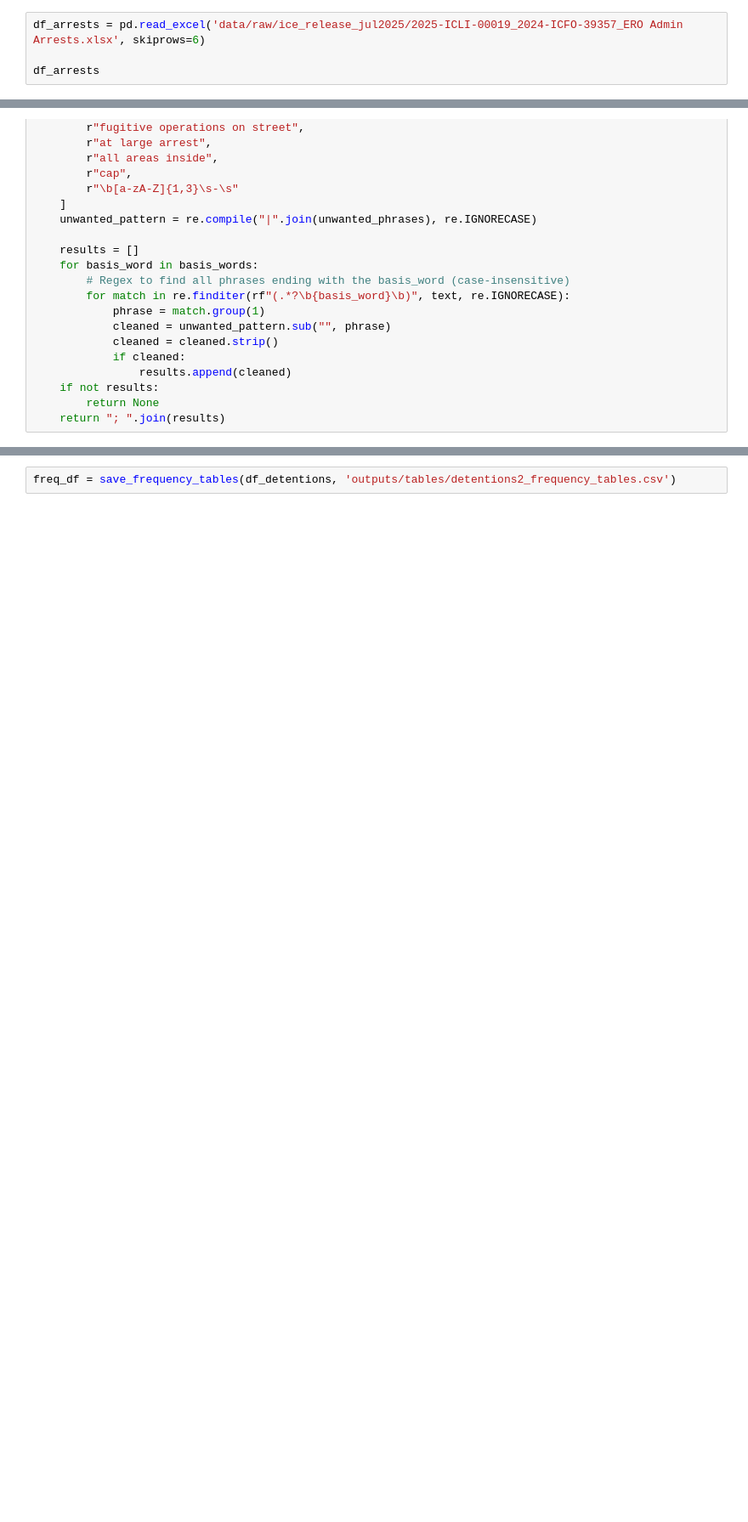
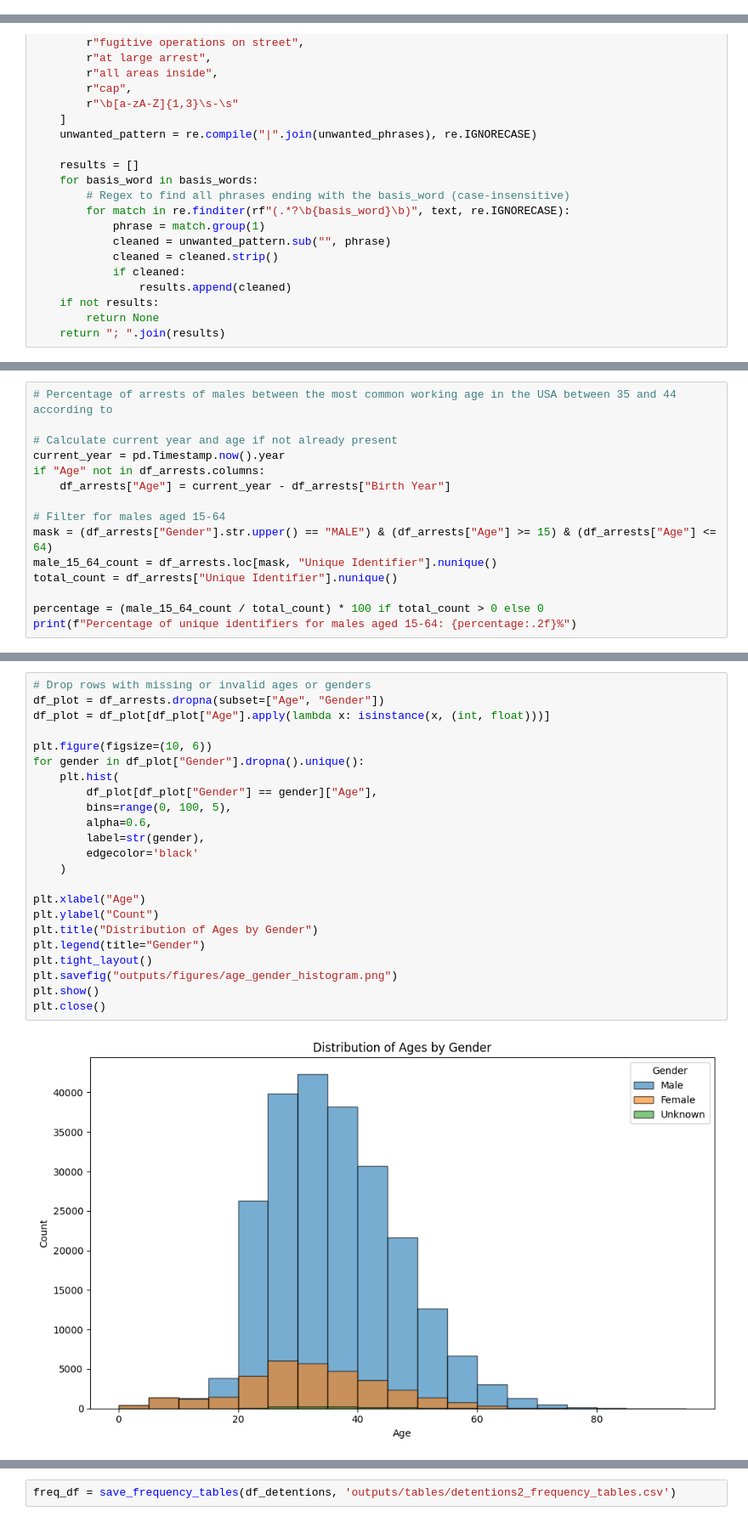
Before and after one commit to GibranMena/lighthouse_ice, a Jupyter notebook: _notebooks/1.0-process-data.ipynb, the cells around one changed output, grey strips where cells are left out. Shown at 85% size. Drawn from its saved outputs; the diff is of its cells as text; blank space fills up the shorter version.

Commit message:
breakdown analysis per variables of arrest

```diff
--- a/_notebooks/1.0-process-data.ipynb
+++ b/_notebooks/1.0-process-data.ipynb
@@ -43,7 +43,3 @@ df_arrests
 | 265224 | 2025-06-26 21:20:07 | TEXAS | NaN | Houston Area of Responsibility | ERO Criminal Alien Program | ... |
 | 265225 | 2025-06-25 14:55:00 | CALIFORNIA | NaN | Los Angeles Area of Responsibility | ERO Criminal Alien Program | ... |
 265226 rows × 23 columns
-# %%
-df_arrests = pd.read_excel('data/raw/ice_release_jul2025/2025-ICLI-00019_2024-ICFO-39357_ERO Admin Arrests.xlsx', skiprows=6)
-
-df_arrests
@@ -540,0 +487,15 @@ df_detentions
+# %%
+# Percentage of arrests of males between the most common working age in the USA between 35 and 44 according to
+
+# Calculate current year and age if not already present
+current_year = pd.Timestamp.now().year
+if "Age" not in df_arrests.columns:
+    df_arrests["Age"] = current_year - df_arrests["Birth Year"]
+
+# Filter for males aged 15-64
+mask = (df_arrests["Gender"].str.upper() == "MALE") & (df_arrests["Age"] >= 15) & (df_arrests["Age"] <= 64)
+male_15_64_count = df_arrests.loc[mask, "Unique Identifier"].nunique()
+total_count = df_arrests["Unique Identifier"].nunique()
+
+percentage = (male_15_64_count / total_count) * 100 if total_count > 0 else 0
+print(f"Percentage of unique identifiers for males aged 15-64: {percentage:.2f}%")
@@ -540,0 +511,25 @@ df_detentions
+# %%
+# Drop rows with missing or invalid ages or genders
+df_plot = df_arrests.dropna(subset=["Age", "Gender"])
+df_plot = df_plot[df_plot["Age"].apply(lambda x: isinstance(x, (int, float)))]
+
+plt.figure(figsize=(10, 6))
+for gender in df_plot["Gender"].dropna().unique():
+    plt.hist(
+        df_plot[df_plot["Gender"] == gender]["Age"],
+        bins=range(0, 100, 5),
+        alpha=0.6,
+        label=str(gender),
+        edgecolor='black'
+    )
+
+plt.xlabel("Age")
+plt.ylabel("Count")
+plt.title("Distribution of Ages by Gender")
+plt.legend(title="Gender")
+plt.tight_layout()
+plt.savefig("outputs/figures/age_gender_histogram.png")
+plt.show()
+plt.close()
+# %% [output]
+[figure, added]
```
Also changed, not shown: parts of 24 cells of this notebook, 17 other files.
